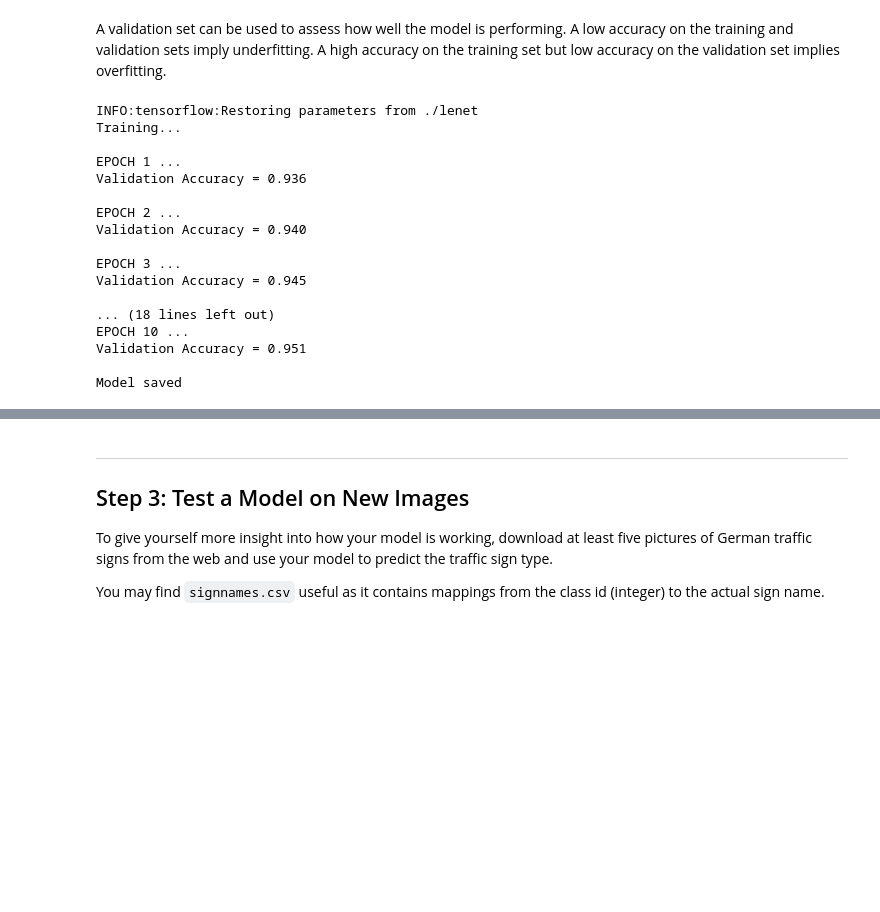
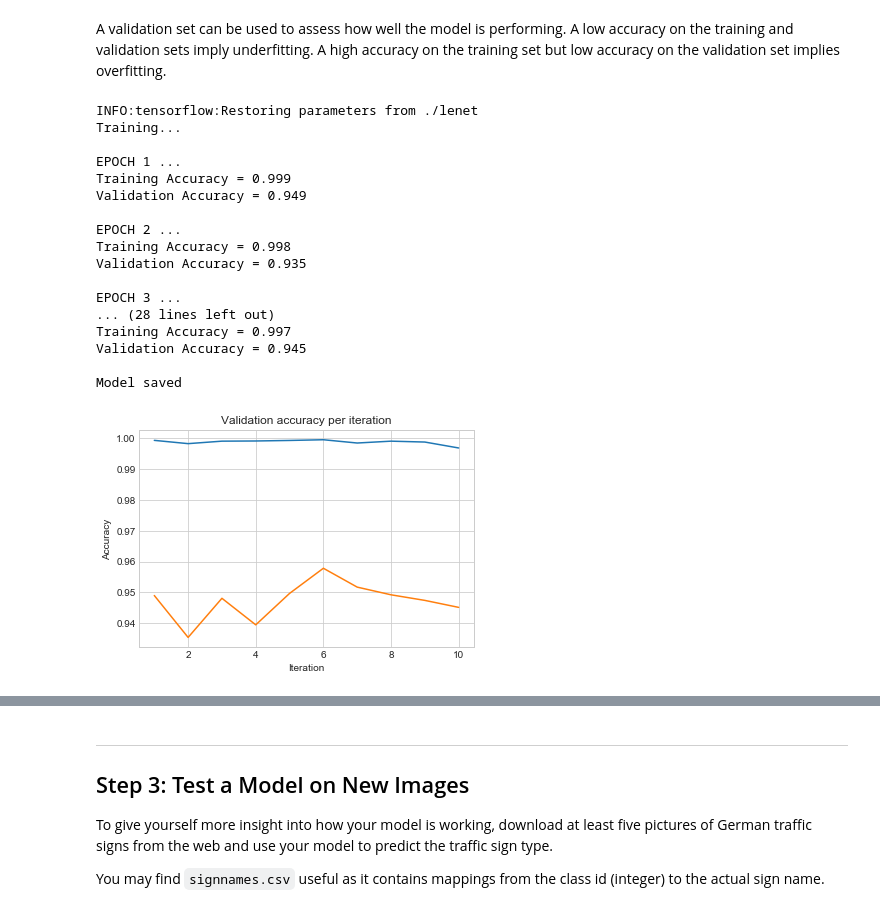
Before and after one commit to wangjubo/Udacity, a Jupyter notebook: SelfDrivingCarNanoDegree/CarND-Traffic-Sign-Classifier-Project/Traffic_Sign_Classifier.ipynb, the cells around one changed output, grey strips where cells are left out. Saved outputs shown, nothing was run; the diff lists cells and outputs as text; code cells hidden in the pictures; blank space fills up the shorter version.

```diff
--- a/SelfDrivingCarNanoDegree/CarND-Traffic-Sign-Classifier-Project/Traffic_Sign_Classifier.ipynb
+++ b/SelfDrivingCarNanoDegree/CarND-Traffic-Sign-Classifier-Project/Traffic_Sign_Classifier.ipynb
@@ -211,6 +235,14 @@ BATCH_SIZE = 32
 ### Feel free to use as many code cells as needed.
 
 from tensorflow.contrib.layers import flatten
+
+# define global variable for access to plot each layer's features
+mu = 0
+sigma = 0.1
+# Layer 1: Convolutional. Input = 32x32x1. Output = 28x28x6.
+conv1_W = tf.Variable(tf.truncated_normal(shape=(5, 5, 1, 6), mean = mu, stddev = sigma))
+conv1_b = tf.Variable(tf.zeros(6))
+conv1   = tf.nn.conv2d(x, conv1_W, strides=[1, 1, 1, 1], padding='VALID') + conv1_b
 
 def LeNet(x):
     # Arguments used for tf.truncated_normal, randomly defines variables for the weights and biases for each layer
@@ -256,14 +288,6 @@ def LeNet(x):
     ############################################################
 
     ############################################################
-#     # SOLUTION: Layer 3.5: Fully Connected. Input = 200. Output = 120.
-#     fc1_W = tf.Variable(tf.truncated_normal(shape=(200, 120), mean = mu, stddev = sigma))
-#     fc1_b = tf.Variable(tf.zeros(120))
-#     fc1   = tf.matmul(fc1, fc1_W) + fc1_b
-
-#     # SOLUTION: Activation.
-#     fc1    = tf.nn.relu(fc1)
-    ############################################################
 
     # SOLUTION: Layer 4: Fully Connected. Input = 120. Output = 84.
     fc2_W  = tf.Variable(tf.truncated_normal(shape=(120, 84), mean = mu, stddev = sigma))
@@ -317,6 +349,9 @@ def evaluate(X_data, y_data):
         accuracy = sess.run(accuracy_operation, feed_dict={x: batch_x, y: batch_y, keep_prob:1})
         total_accuracy += (accuracy * len(batch_x))
     return total_accuracy / num_examples
+
+training_accuracy_per_iteration = []
+validation_accuracy_per_iteration = []
 # %% [markdown]
 ### Train, Validate and Test the Model
 # %% [markdown]
@@ -330,6 +365,10 @@ sets imply underfitting. A high accuracy on the training set but low accuracy on
 ### Feel free to use as many code cells as needed.
 
 LOAD_TRAINED_MODEL = True
+
+if not LOAD_TRAINED_MODEL:
+    training_accuracy_per_iteration = []
+    validation_accuracy_per_iteration = []
 
 with tf.Session() as sess:
     sess.run(tf.global_variables_initializer())
@@ -349,10 +388,14 @@ with tf.Session() as sess:
             # print(batch_x.shape)
             sess.run(training_operation, feed_dict={x: batch_x, y: batch_y, keep_prob:0.8})
 
+        training_accuracy = evaluate(X_train, y_train)
         validation_accuracy = evaluate(X_valid, y_valid)
         print("EPOCH {} ...".format(i+1))
+        print("Training Accuracy = {:.3f}".format(training_accuracy))
         print("Validation Accuracy = {:.3f}".format(validation_accuracy))
         print()
+        training_accuracy_per_iteration.append(training_accuracy)
+        validation_accuracy_per_iteration.append(validation_accuracy)
 
     saver.save(sess, './lenet')
     print("Model saved")
@@ -361,17 +404,34 @@ INFO:tensorflow:Restoring parameters from ./lenet
 Training...
 
 EPOCH 1 ...
-Validation Accuracy = 0.936
+Training Accuracy = 0.999
+Validation Accuracy = 0.949
 
 EPOCH 2 ...
-Validation Accuracy = 0.940
+Training Accuracy = 0.998
+Validation Accuracy = 0.935
 
 EPOCH 3 ...
+... (28 lines left out)
+Training Accuracy = 0.997
 Validation Accuracy = 0.945
 
-... (18 lines left out)
-EPOCH 10 ...
-Validation Accuracy = 0.951
-
 Model saved
+# %%
+# plot validation accuracy per iteration
+%matplotlib inline
+import matplotlib.pyplot as plt
+plt.style.use('seaborn-whitegrid')
+fig = plt.figure()
+ax = plt.axes()
+plt.title("Validation accuracy per iteration")
+plt.xlabel("Iteration")
+plt.ylabel("Accuracy")
+
+ax.plot(range(1, len(training_accuracy_per_iteration)+1), training_accuracy_per_iteration)
+ax.plot(range(1, len(validation_accuracy_per_iteration)+1), validation_accuracy_per_iteration)
+
+plt.savefig('validation_accuracy_per_iteration.png')
+# %% [output]
+[figure, added]
 # %%
```
Also changed, not shown: parts of 12 cells of this notebook, 10 other files.
